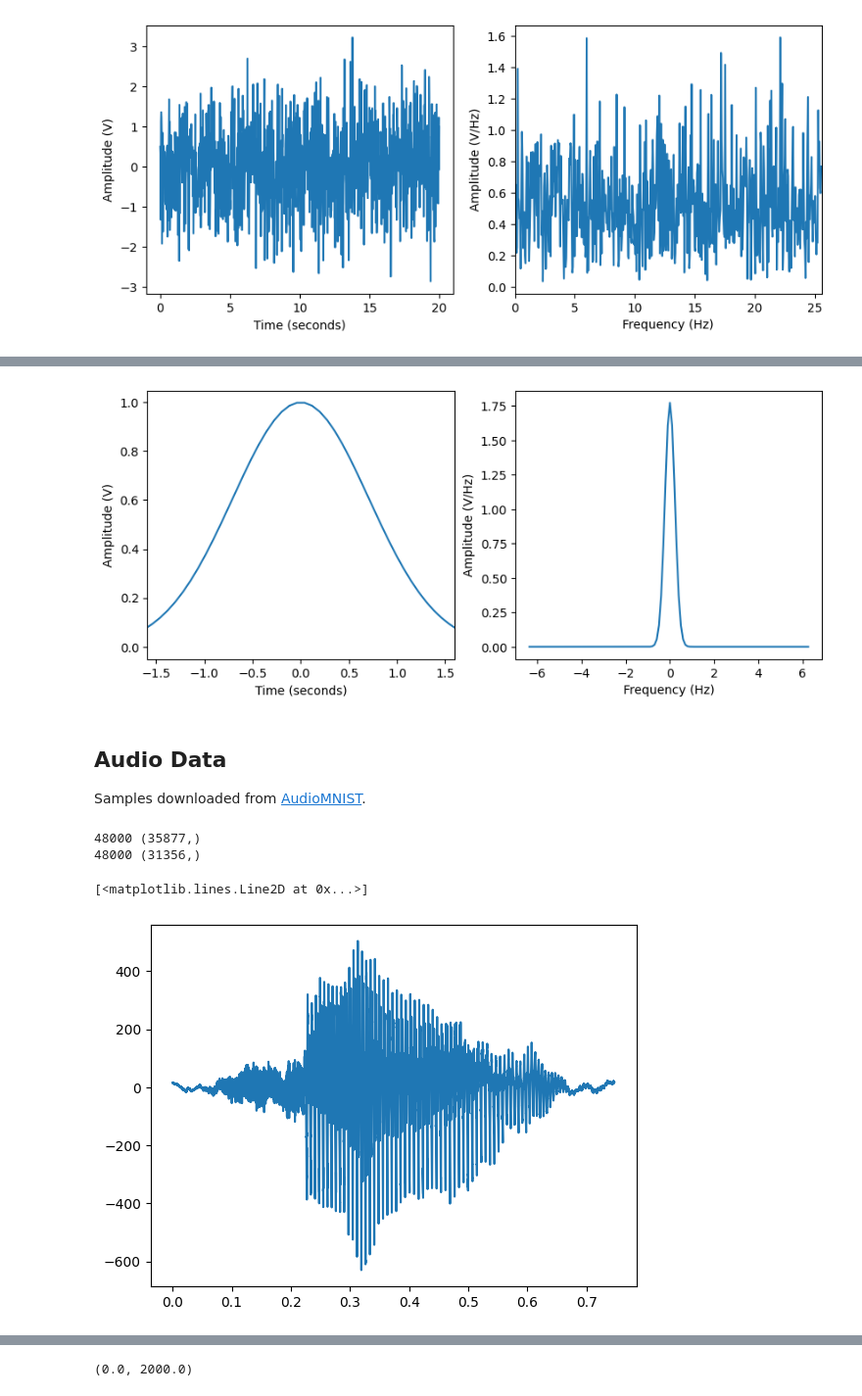
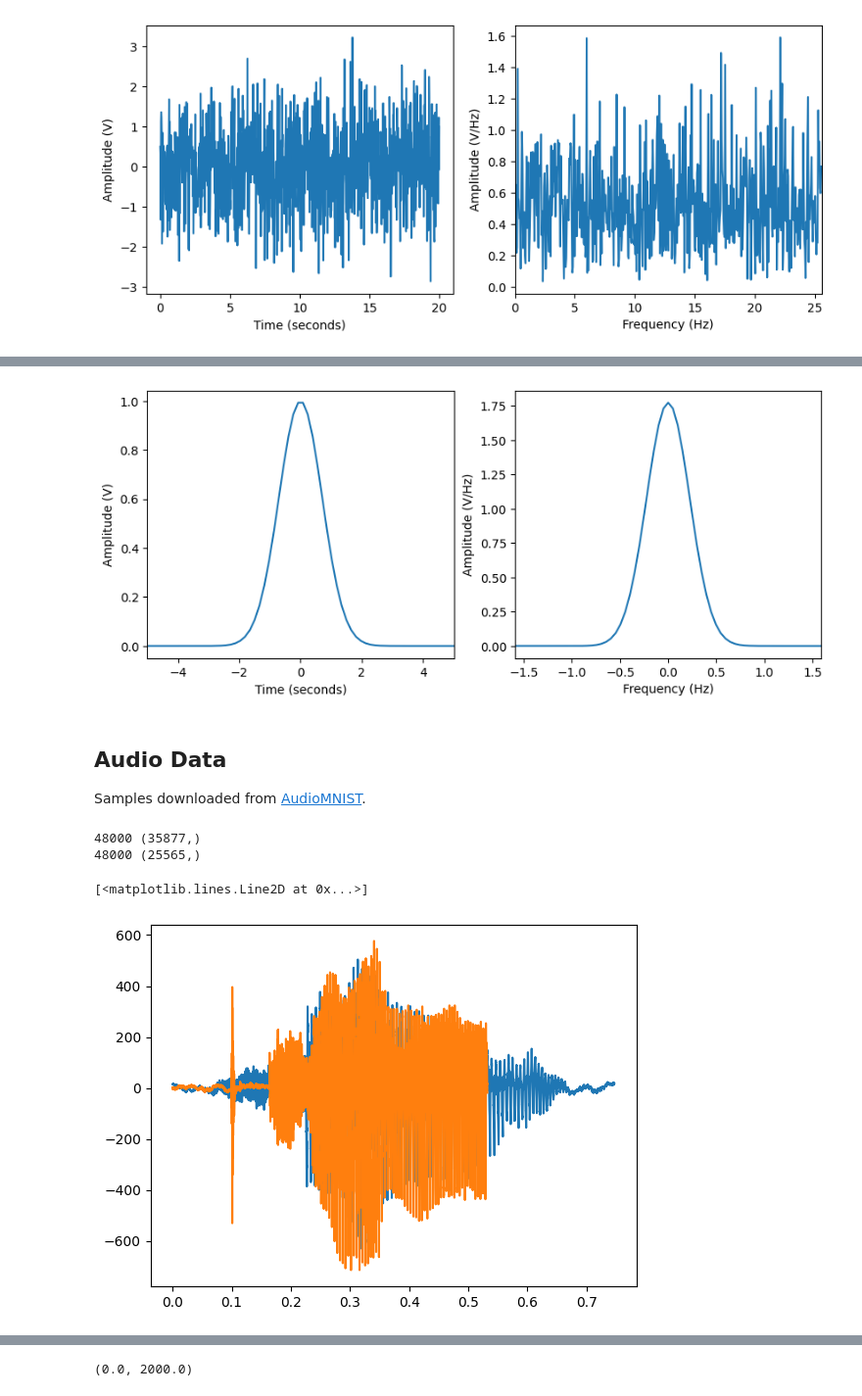
Before and after one commit to mru-data3464/w26, a Jupyter notebook: demo_code/10_signals_audio/signals_1D.ipynb, the cells around one changed output, grey strips where cells are left out. Shown at 98% size. Saved outputs shown, nothing was run; the diff lists cells and outputs as text; code cells hidden in the pictures.

```diff
--- a/demo_code/10_signals_audio/signals_1D.ipynb
+++ b/demo_code/10_signals_audio/signals_1D.ipynb
@@ -100,11 +119,11 @@ plot_time_and_freq(t, noise, flim=[0, 0.5/(t[1] - t[0])])
 # %%
 # Finally, what's special about a gaussian?
-t = np.linspace(-5,5,128)
+t = np.linspace(-10,10,128)
 
-x = np.exp(-t**2)
-plot_time_and_freq(t, x, [-5 / np.pi, 5 / np.pi])
+x = np.exp(-t**2 )
+_ = plot_time_and_freq(t, x, [-5, 5], [-5 / np.pi, 5 / np.pi])
 # %% [output]
-[figure, old version]
+[figure, new version]
 # %% [markdown]
 ## Audio Data
 Samples downloaded from [AudioMNIST](https://github.com/soerenab/AudioMNIST/tree/master).
@@ -114,19 +133,20 @@ import IPython.display as ipd
 # %%
 # Load the two audio files
 sr_00, zero_0 = wavfile.read("0_01_0.wav")
-sr_01, zero_1 = wavfile.read("0_01_1.wav")
+sr_01, zero_1 = wavfile.read("0_12_0.wav")
 
 # what did that return?
 print(sr_00, zero_0.shape)
 print(sr_01, zero_1.shape)
 # %% [output]
 48000 (35877,)
-48000 (31356,)
+48000 (25565,)
 # %%
 t = np.arange(len(zero_0)) / sr_00
 plt.plot(t, zero_0)
+plt.plot(np.arange(len(zero_1)) / sr_00, zero_1)
 # %% [output]
 [<matplotlib.lines.Line2D at 0x...>]
-[figure, old version]
+[figure, new version]
 # %%
 # listen to it
```
Also changed, not shown: parts of 15 cells of this notebook, 1 other file.
